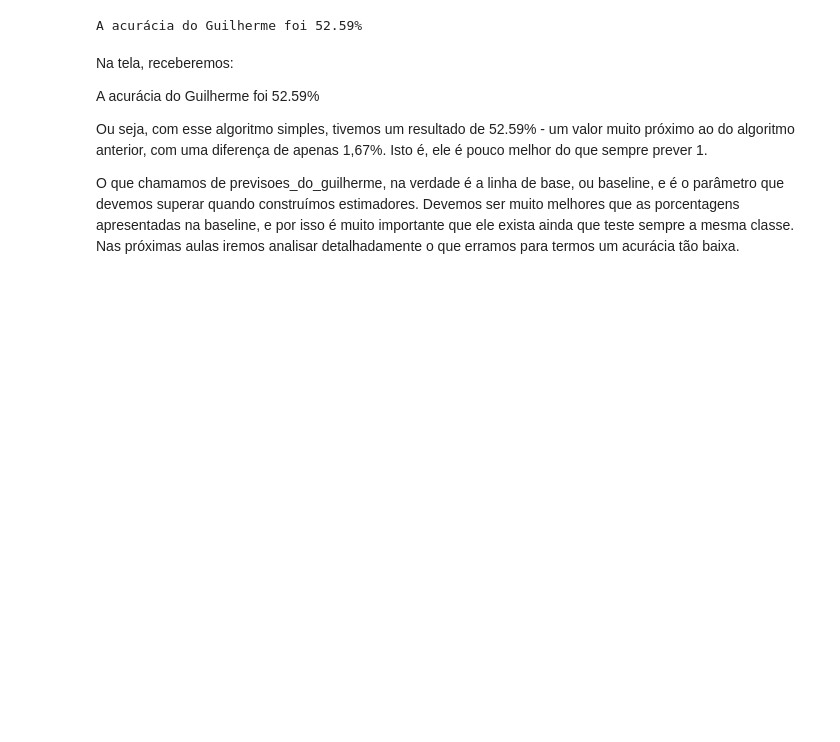
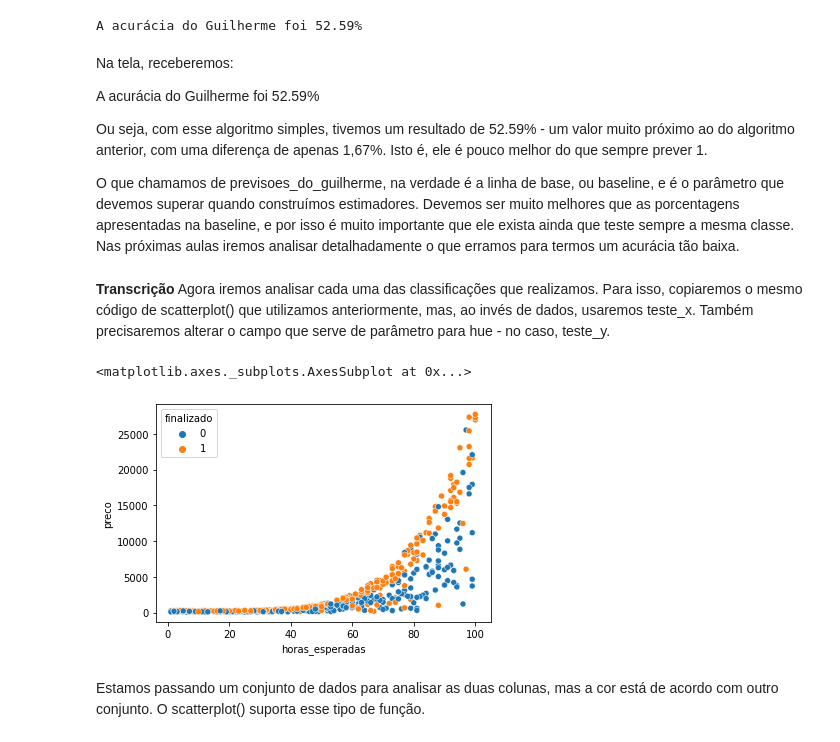
Before and after one commit to Luceliafn/Alura, a Jupyter notebook: Introdução_a_Machine_Learning_Classificação_3.ipynb, the cells around one changed output. Saved outputs shown, nothing was run; the diff lists cells and outputs as text; code cells hidden in the pictures; blank space fills up the shorter version.

```diff
--- a/Introdução_a_Machine_Learning_Classificação_3.ipynb
+++ b/Introdução_a_Machine_Learning_Classificação_3.ipynb
@@ -161,3 +161,13 @@ A acurácia do Guilherme foi 52.59%
 Ou seja, com esse algoritmo simples, tivemos um resultado de 52.59% - um valor muito próximo ao do algoritmo anterior, com uma diferença de apenas 1,67%. Isto é, ele é pouco melhor do que sempre prever 1.
 
 O que chamamos de previsoes_do_guilherme, na verdade é a linha de base, ou baseline, e é o parâmetro que devemos superar quando construímos estimadores. Devemos ser muito melhores que as porcentagens apresentadas na baseline, e por isso é muito importante que ele exista ainda que teste sempre a mesma classe. Nas próximas aulas iremos analisar detalhadamente o que erramos para termos um acurácia tão baixa.
+# %% [markdown]
+**Transcrição**
+Agora iremos analisar cada uma das classificações que realizamos. Para isso, copiaremos o mesmo código de scatterplot() que utilizamos anteriormente, mas, ao invés de dados, usaremos teste_x. Também precisaremos alterar o campo que serve de parâmetro para hue - no caso, teste_y.
+# %%
+sns.scatterplot(x="horas_esperadas", y="preco", hue=teste_y, data=teste_x)
+# %% [output]
+<matplotlib.axes._subplots.AxesSubplot at 0x...>
+[figure, added]
+# %% [markdown]
+Estamos passando um conjunto de dados para analisar as duas colunas, mas a cor está de acordo com outro conjunto. O scatterplot() suporta esse tipo de função.
```
Also changed, not shown: parts of 29 cells of this notebook.
